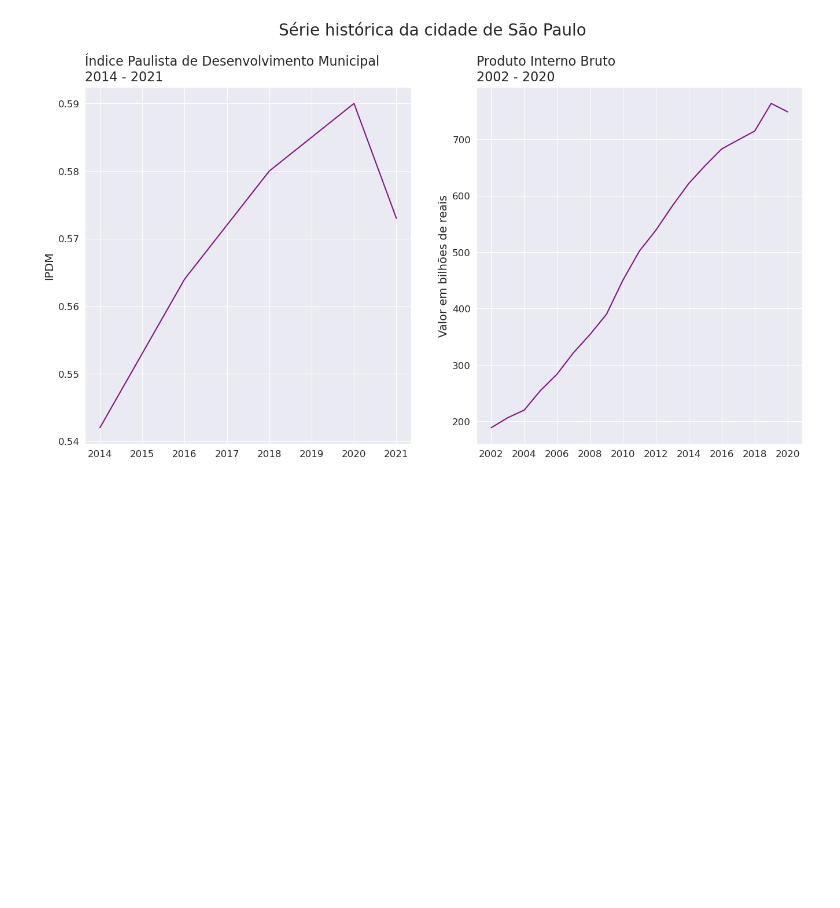
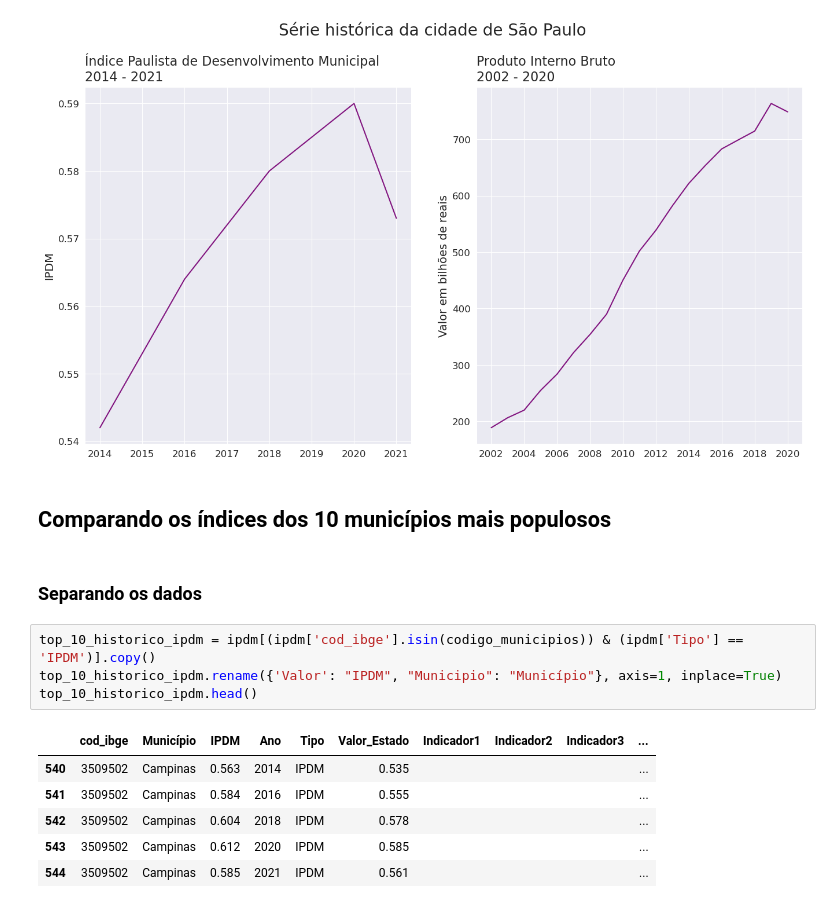
Before and after one commit to BrenoMorim/pesquisa-sao-paulo, a Jupyter notebook: AnaliseDosDados.ipynb, the cells around one changed output. Cells and saved outputs as stored; diff of their text form; blank space fills up the shorter version.

```diff
--- a/AnaliseDosDados.ipynb
+++ b/AnaliseDosDados.ipynb
@@ -214,3 +214,18 @@ fig.savefig('graficos/serie_historica_sp.png', bbox_inches='tight', transparent=
 plt.show()
 # %% [output]
 [figure]
+# %% [markdown]
+## Comparando os índices dos 10 municípios mais populosos
+# %% [markdown]
+### Separando os dados
+# %%
+top_10_historico_ipdm = ipdm[(ipdm['cod_ibge'].isin(codigo_municipios)) & (ipdm['Tipo'] == 'IPDM')].copy()
+top_10_historico_ipdm.rename({'Valor': "IPDM", "Municipio": "Município"}, axis=1, inplace=True)
+top_10_historico_ipdm.head()
+# %% [output]
+|  | cod_ibge | Município | IPDM | Ano | Tipo | Valor_Estado | Indicador1 | Indicador2 | Indicador3 | ... |
+| 540 | 3509502 | Campinas | 0.563 | 2014 | IPDM | 0.535 |  |  |  | ... |
+| 541 | 3509502 | Campinas | 0.584 | 2016 | IPDM | 0.555 |  |  |  | ... |
+| 542 | 3509502 | Campinas | 0.604 | 2018 | IPDM | 0.578 |  |  |  | ... |
+| 543 | 3509502 | Campinas | 0.612 | 2020 | IPDM | 0.585 |  |  |  | ... |
+| 544 | 3509502 | Campinas | 0.585 | 2021 | IPDM | 0.561 |  |  |  | ... |
```
Also changed, not shown: parts of 6 cells of this notebook, 6 other files.
